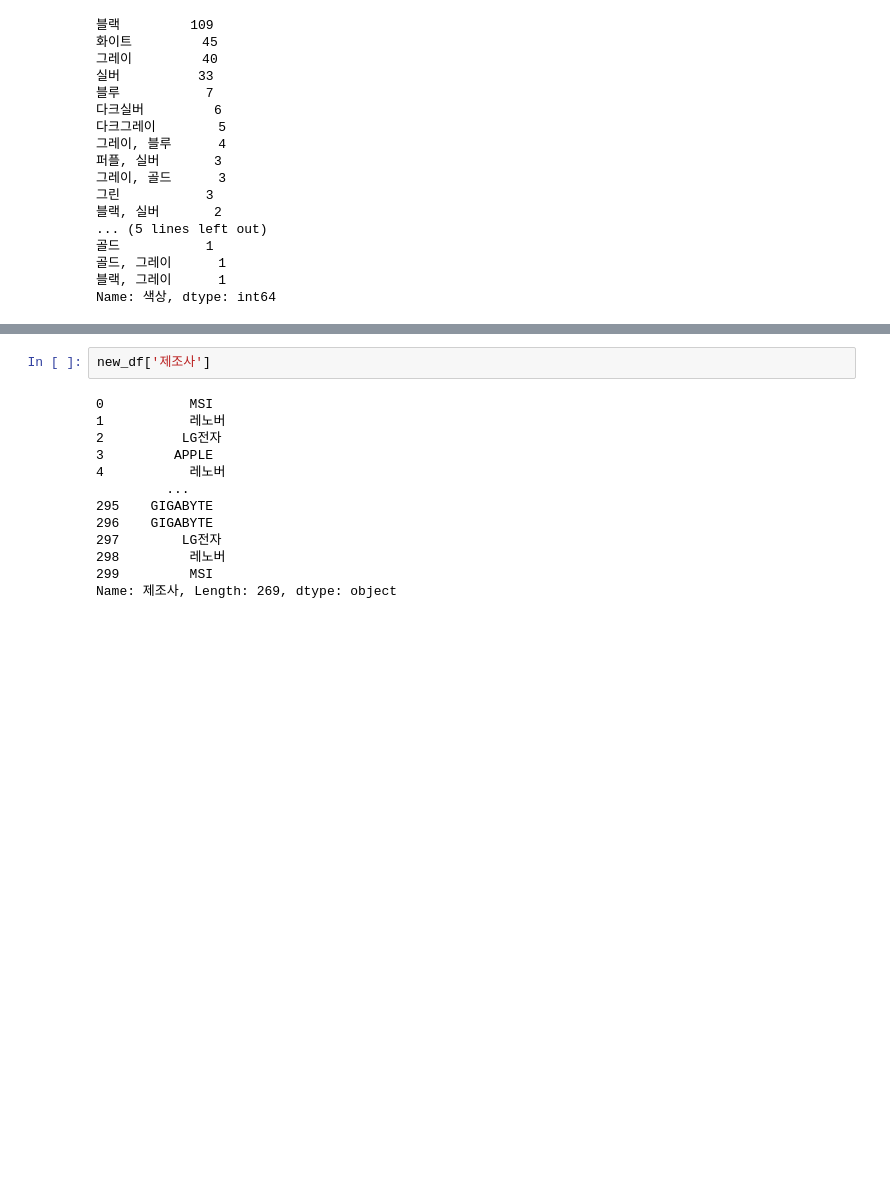
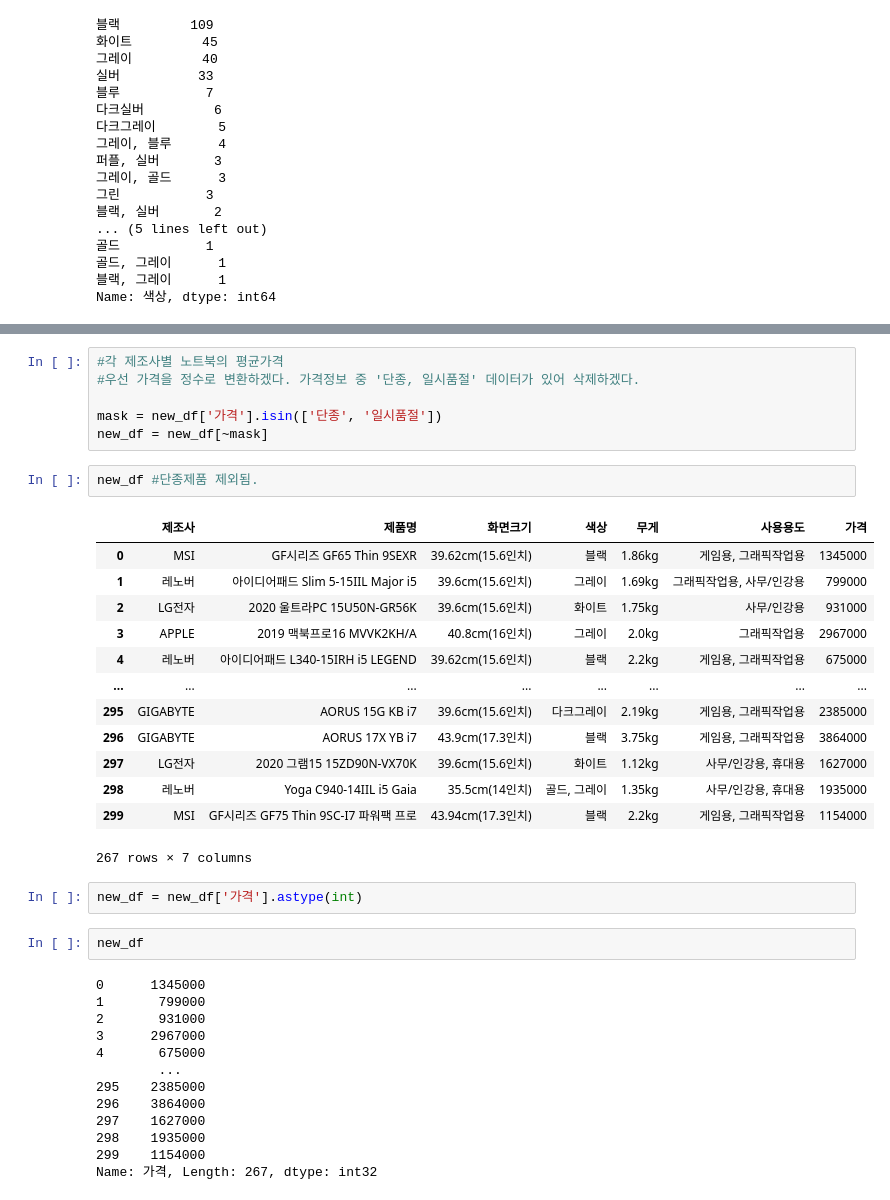
Before and after one commit to ek1816/CODE, a Jupyter notebook: Danawa_Crawling/다나와 노트북 데이터분석.ipynb, the cells around one changed output, grey strips where cells are left out. Cells and saved outputs as stored; diff of their text form; blank space fills up the shorter version.

```diff
--- a/Danawa_Crawling/다나와 노트북 데이터분석.ipynb
+++ b/Danawa_Crawling/다나와 노트북 데이터분석.ipynb
@@ -312,15 +329,39 @@ Name: 사용용도, dtype: int64
+# %%
+#각 제조사별 노트북의 평균가격
+#우선 가격을 정수로 변환하겠다. 가격정보 중 '단종, 일시품절' 데이터가 있어 삭제하겠다.
+
+mask = new_df['가격'].isin(['단종', '일시품절'])
+new_df = new_df[~mask]
+# %%
+new_df #단종제품 제외됨.
+# %% [output]
+|  | 제조사 | 제품명 | 화면크기 | 색상 | 무게 | 사용용도 | 가격 |
+| 0 | MSI | GF시리즈 GF65 Thin 9SEXR | 39.62cm(15.6인치) | 블랙 | 1.86kg | 게임용, 그래픽작업용 | 1345000 |
+| 1 | 레노버 | 아이디어패드 Slim 5-15IIL Major i5 | 39.6cm(15.6인치) | 그레이 | 1.69kg | 그래픽작업용, 사무/인강용 | 799000 |
+| 2 | LG전자 | 2020 울트라PC 15U50N-GR56K | 39.6cm(15.6인치) | 화이트 | 1.75kg | 사무/인강용 | 931000 |
+| 3 | APPLE | 2019 맥북프로16 MVVK2KH/A | 40.8cm(16인치) | 그레이 | 2.0kg | 그래픽작업용 | 2967000 |
+| 4 | 레노버 | 아이디어패드 L340-15IRH i5 LEGEND | 39.62cm(15.6인치) | 블랙 | 2.2kg | 게임용, 그래픽작업용 | 675000 |
+| ... | ... | ... | ... | ... | ... | ... | ... |
+| 295 | GIGABYTE | AORUS 15G KB i7 | 39.6cm(15.6인치) | 다크그레이 | 2.19kg | 게임용, 그래픽작업용 | 2385000 |
+| 296 | GIGABYTE | AORUS 17X YB i7 | 43.9cm(17.3인치) | 블랙 | 3.75kg | 게임용, 그래픽작업용 | 3864000 |
+| 297 | LG전자 | 2020 그램15 15ZD90N-VX70K | 39.6cm(15.6인치) | 화이트 | 1.12kg | 사무/인강용, 휴대용 | 1627000 |
+| 298 | 레노버 | Yoga C940-14IIL i5 Gaia | 35.5cm(14인치) | 골드, 그레이 | 1.35kg | 사무/인강용, 휴대용 | 1935000 |
+| 299 | MSI | GF시리즈 GF75 Thin 9SC-I7 파워팩 프로 | 43.94cm(17.3인치) | 블랙 | 2.2kg | 게임용, 그래픽작업용 | 1154000 |
+267 rows × 7 columns
+# %%
+new_df = new_df['가격'].astype(int)
 # %%
-new_df['제조사']
+new_df
 # %% [output]
-0           MSI
-1           레노버
-2          LG전자
-3         APPLE
-4           레노버
-         ...
-295    GIGABYTE
-296    GIGABYTE
-297        LG전자
-298         레노버
-299         MSI
-Name: 제조사, Length: 269, dtype: object
+0      1345000
+1       799000
+2       931000
+3      2967000
+4       675000
+        ...
+295    2385000
+296    3864000
+297    1627000
+298    1935000
+299    1154000
+Name: 가격, Length: 267, dtype: int32
```
Also changed, not shown: parts of 4 cells of this notebook.
